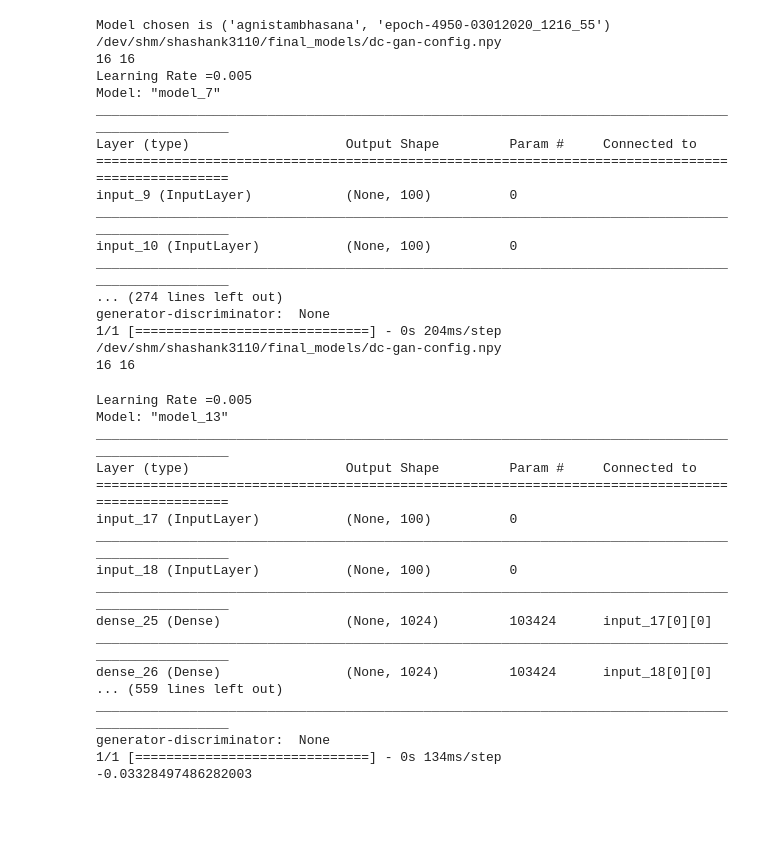
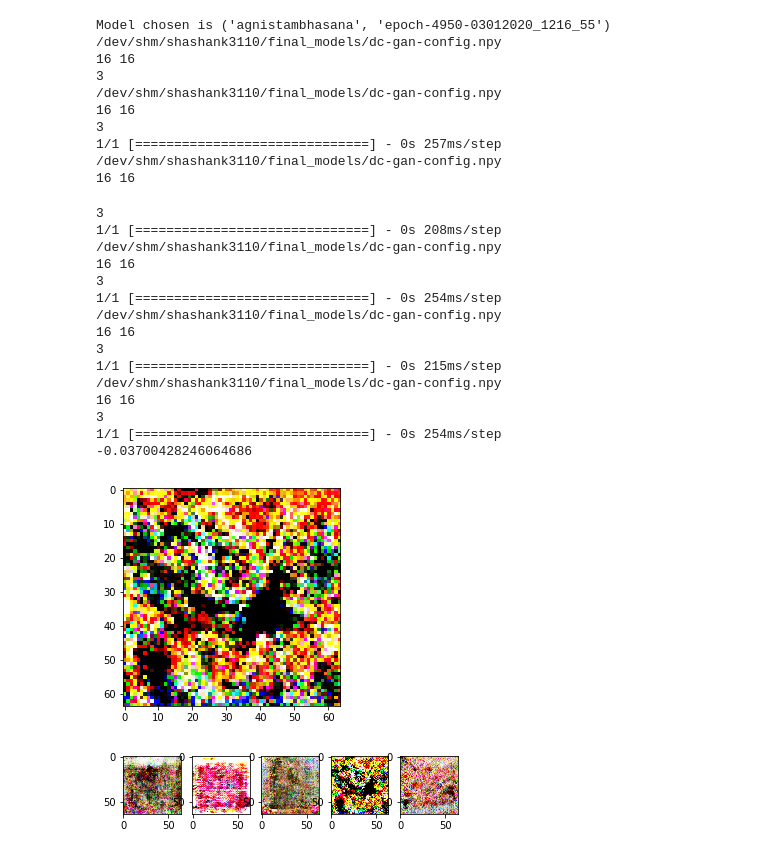
Before and after one commit to dhirensr/YoGan, a Jupyter notebook: demo/yogan_demo.ipynb, the cells around one changed output. Drawn from its saved outputs; the diff is of its cells as text; code cells hidden in the pictures; blank space fills up the shorter version.

Commit message:
removed few comments and made correction for the failing imports

```diff
--- a/demo/yogan_demo.ipynb
+++ b/demo/yogan_demo.ipynb
@@ -44,6 +50,7 @@ texts = ["I am Dhiren."]
 with open(pickle_path,"rb") as f:
     cv=pickle.load(f)
 # %%
+texts = ["I am Dhiren."]
 gan = DCGan()
 for text in texts:
     ssim_scores=[]
@@ -64,34 +71,45 @@ for text in texts:
 Model chosen is ('agnistambhasana', 'epoch-4950-03012020_1216_55')
 /dev/shm/shashank3110/final_models/dc-gan-config.npy
 16 16
-Learning Rate =0.005
-Model: "model_7"
-__________________________________________________________________________________________________
-Layer (type)                    Output Shape         Param #     Connected to
-==================================================================================================
-input_9 (InputLayer)            (None, 100)          0
-__________________________________________________________________________________________________
-input_10 (InputLayer)           (None, 100)          0
-__________________________________________________________________________________________________
-... (274 lines left out)
-generator-discriminator:  None
-1/1 [==============================] - 0s 204ms/step
+3
 /dev/shm/shashank3110/final_models/dc-gan-config.npy
 16 16
+3
+1/1 [==============================] - 0s 257ms/step
+/dev/shm/shashank3110/final_models/dc-gan-config.npy
+16 16
-Learning Rate =0.005
-Model: "model_13"
-__________________________________________________________________________________________________
-Layer (type)                    Output Shape         Param #     Connected to
-==================================================================================================
-input_17 (InputLayer)           (None, 100)          0
-__________________________________________________________________________________________________
-input_18 (InputLayer)           (None, 100)          0
-__________________________________________________________________________________________________
-dense_25 (Dense)                (None, 1024)         103424      input_17[0][0]
-__________________________________________________________________________________________________
-dense_26 (Dense)                (None, 1024)         103424      input_18[0][0]
-... (559 lines left out)
-__________________________________________________________________________________________________
-generator-discriminator:  None
-1/1 [==============================] - 0s 134ms/step
--0.03328497486282003
+3
+1/1 [==============================] - 0s 208ms/step
+/dev/shm/shashank3110/final_models/dc-gan-config.npy
+16 16
+3
+1/1 [==============================] - 0s 254ms/step
+/dev/shm/shashank3110/final_models/dc-gan-config.npy
+16 16
+3
+1/1 [==============================] - 0s 215ms/step
+/dev/shm/shashank3110/final_models/dc-gan-config.npy
+16 16
+3
+1/1 [==============================] - 0s 254ms/step
+-0.03700428246064686
+# %%
+#view best image predicted based on ssim score
+%matplotlib inline
+import matplotlib.pyplot as plt
+import matplotlib.image as mpimg
+imgplot = plt.imshow(predicted_image)
+# %% [output]
+[figure, added]
+# %%
+# view all images generated by the models
+%matplotlib inline
+import matplotlib.pyplot as plt
+import matplotlib.image as mpimg
+f, axarr = plt.subplots(1,5)
+k=0
+for img,score in ssim_scores:
+    axarr[k].imshow(img)
+    k+=1
+# %% [output]
+[figure, added]
```
Also changed, not shown: parts of 3 cells of this notebook, 8 other files.
